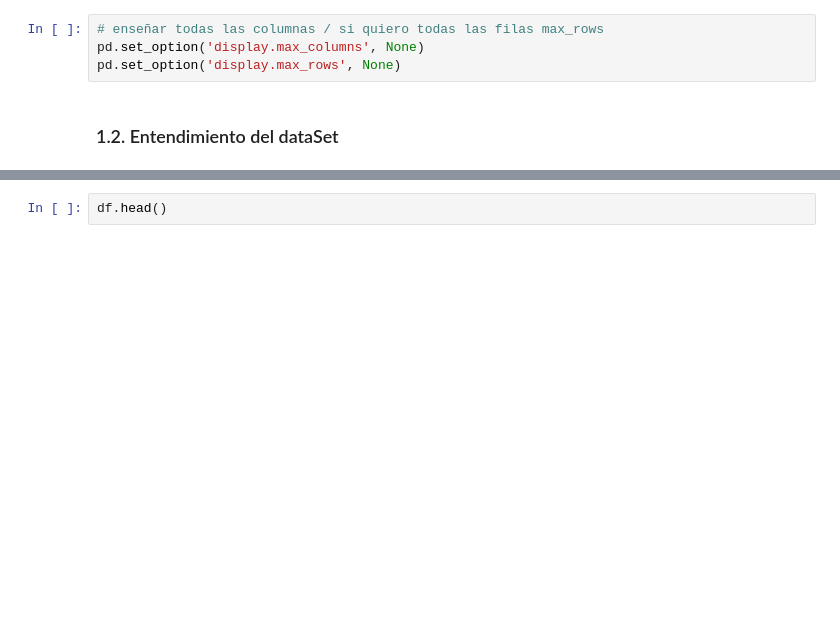
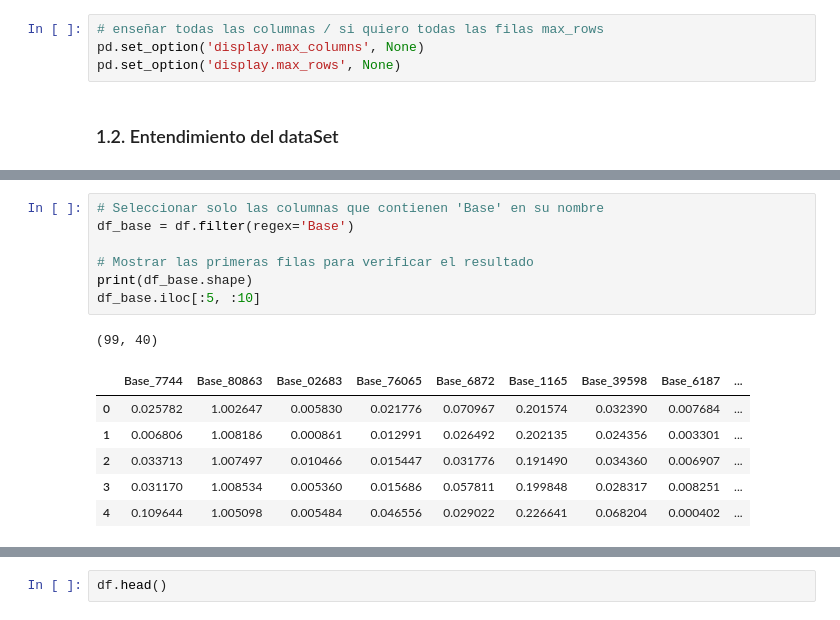
Before and after one commit to AndreesBenitoo/Practica_AA_Andres_Pedro, a Jupyter notebook: AA Practica 1 - Preprocesado.ipynb, the cells around one changed output, grey strips where cells are left out. Drawn from its saved outputs; the diff is of its cells as text; blank space fills up the shorter version.

```diff
--- a/AA Practica 1 - Preprocesado.ipynb
+++ b/AA Practica 1 - Preprocesado.ipynb
@@ -19,0 +119,15 @@ pd.set_option('display.max_rows', None)
+# %%
+# Seleccionar solo las columnas que contienen 'Base' en su nombre
+df_base = df.filter(regex='Base')
+
+# Mostrar las primeras filas para verificar el resultado
+print(df_base.shape)
+df_base.iloc[:5, :10]
+# %% [output]
+(99, 40)
+|  | Base_7744 | Base_80863 | Base_02683 | Base_76065 | Base_6872 | Base_1165 | Base_39598 | Base_6187 | ... |
+| 0 | 0.025782 | 1.002647 | 0.005830 | 0.021776 | 0.070967 | 0.201574 | 0.032390 | 0.007684 | ... |
+| 1 | 0.006806 | 1.008186 | 0.000861 | 0.012991 | 0.026492 | 0.202135 | 0.024356 | 0.003301 | ... |
+| 2 | 0.033713 | 1.007497 | 0.010466 | 0.015447 | 0.031776 | 0.191490 | 0.034360 | 0.006907 | ... |
+| 3 | 0.031170 | 1.008534 | 0.005360 | 0.015686 | 0.057811 | 0.199848 | 0.028317 | 0.008251 | ... |
+| 4 | 0.109644 | 1.005098 | 0.005484 | 0.046556 | 0.029022 | 0.226641 | 0.068204 | 0.000402 | ... |
```
Also changed, not shown: parts of 29 cells of this notebook.
